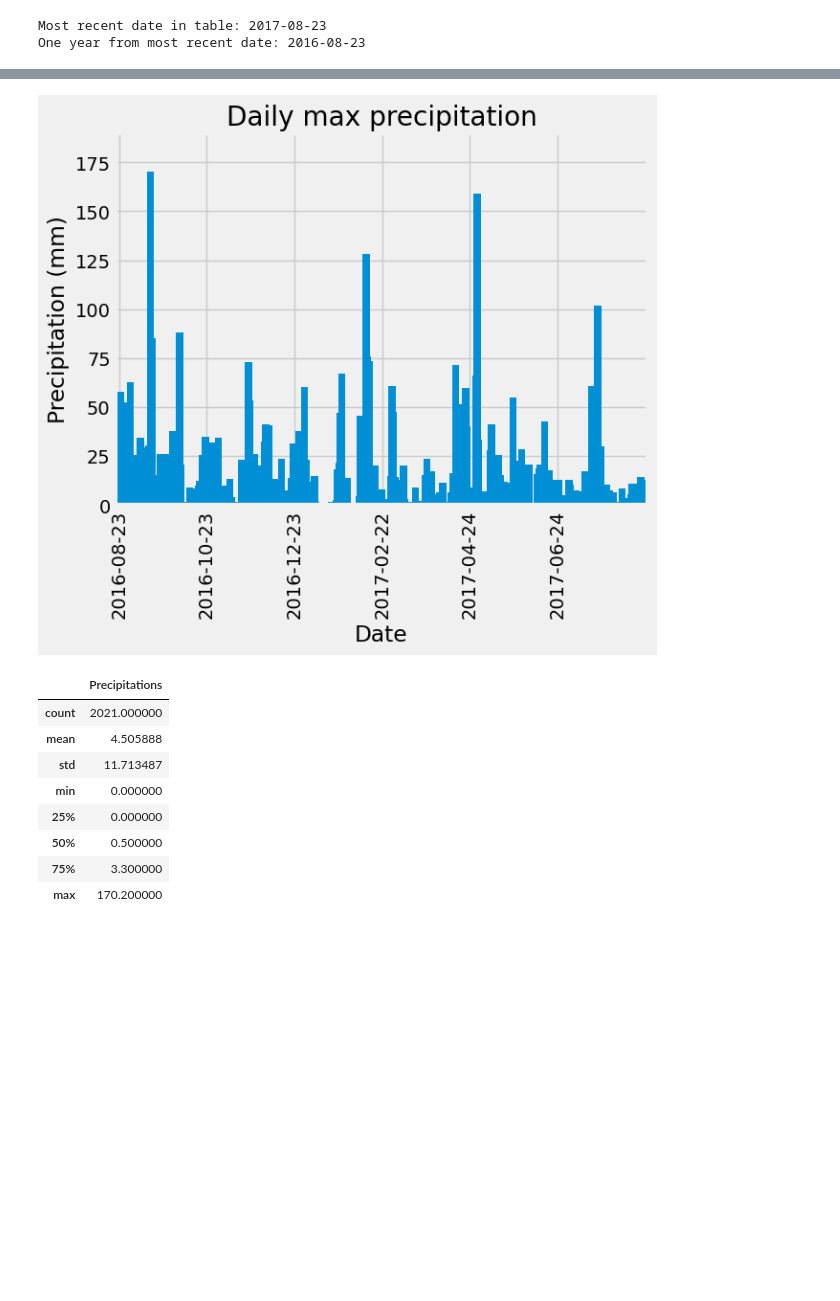
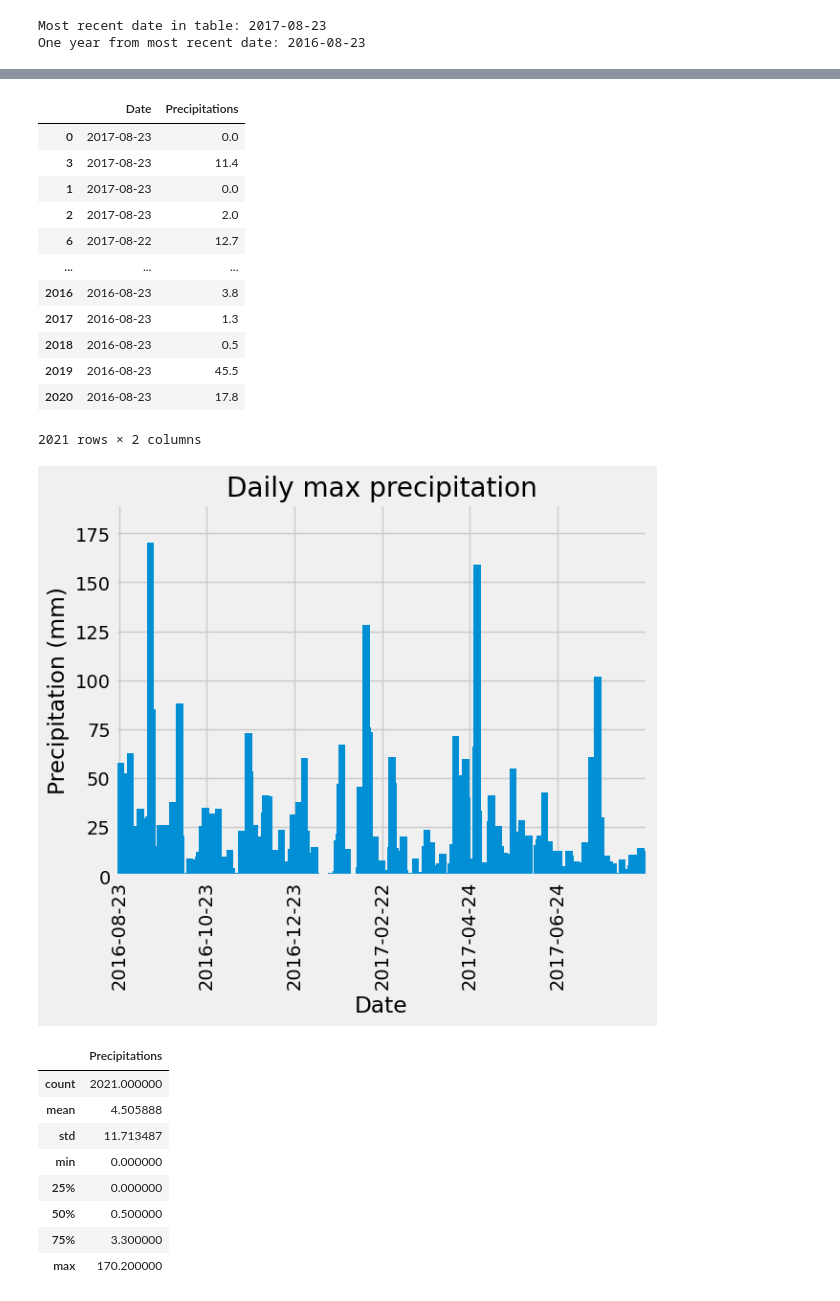
Before and after one commit to benoitchamot/SurfWeatherAPI, a Jupyter notebook: SurfsUp/climate_starter.ipynb, the cells around one changed output, grey strips where cells are left out. Drawn from its saved outputs; the diff is of its cells as text; code cells hidden in the pictures; blank space fills up the shorter version.

```diff
--- a/SurfsUp/climate_starter.ipynb
+++ b/SurfsUp/climate_starter.ipynb
@@ -98,24 +100,38 @@ for row in measurement_new_to_old:
 # %%
-# Save the query results as a Pandas DataFrame. Explicitly set the column names
-measurements_df = pd.DataFrame({'Date': dates, 'Precipitations': prcps})
+# Save the query results as a Pandas DataFrame. Explicitly set the column names. Sort the DataFrame by date
+measurements_df = pd.DataFrame({'Date': dates, 'Precipitations': prcps}).sort_values('Date', ascending=False)
+display(measurements_df)
 
 # Group by date and calculate the maximum precipitation
 max_prcp_per_month = measurements_df.groupby('Date').max()
 
 # Number of ticks
 N = 6
 
 # Ticks range and locations
 L = len(max_prcp_per_month)
 x_axis = [i*L/N for i in range(N)]
 tick_location = [max_prcp_per_month.iloc[int(x)].name for x in x_axis]
 
 # Plot the precipitations per day
 max_prcp_per_month.plot.bar(width=5, ylabel='Precipitation (mm)', legend = False, title = 'Daily max precipitation')
 plt.xticks(x_axis, tick_location,rotation=90)
 plt.ylim(0,190)
 plt.show()
 # %% [output]
+|  | Date | Precipitations |
+| 0 | 2017-08-23 | 0.0 |
+| 3 | 2017-08-23 | 11.4 |
+| 1 | 2017-08-23 | 0.0 |
+| 2 | 2017-08-23 | 2.0 |
+| 6 | 2017-08-22 | 12.7 |
+| ... | ... | ... |
+| 2016 | 2016-08-23 | 3.8 |
+| 2017 | 2016-08-23 | 1.3 |
+| 2018 | 2016-08-23 | 0.5 |
+| 2019 | 2016-08-23 | 45.5 |
+| 2020 | 2016-08-23 | 17.8 |
+2021 rows × 2 columns
 [figure]
 # %%
 # Use Pandas to calculate the summary statistics for the precipitation data
```
Also changed, not shown: parts of 2 cells of this notebook.
